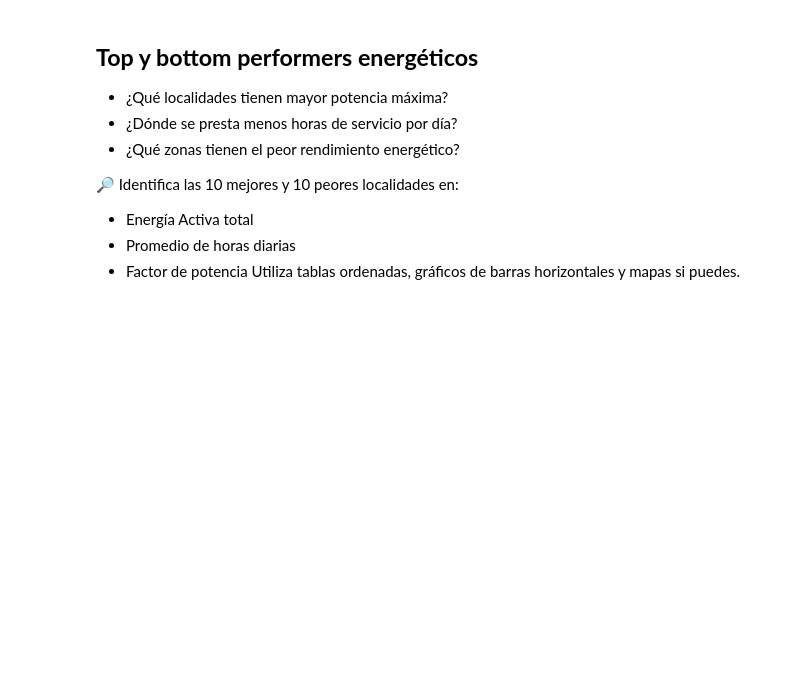
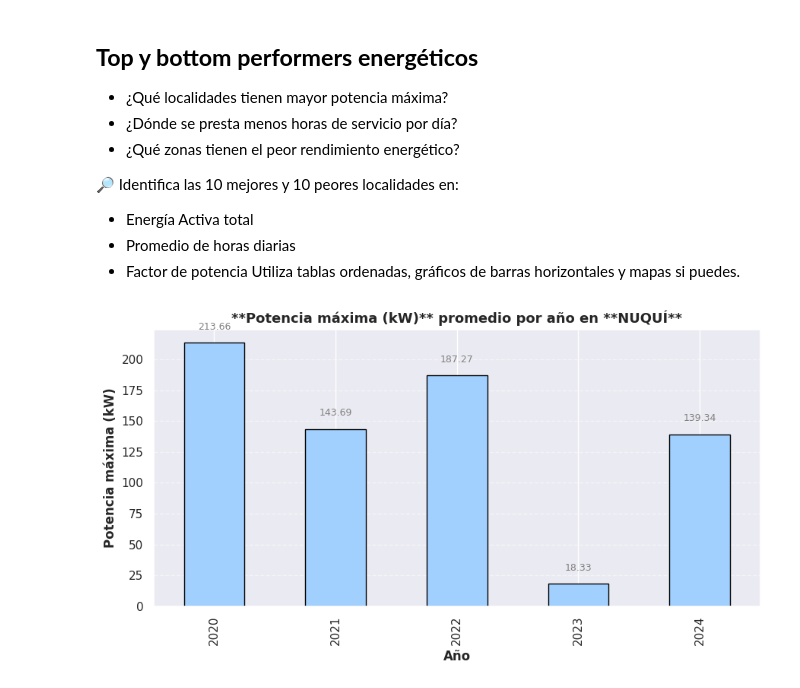
Before and after one commit to Will046-rA9/An-lisis-ZNI, a Jupyter notebook: ProyectoZNI (1).ipynb, the cells around one changed output. Cells and saved outputs as stored; diff of their text form; code cells hidden in the pictures; blank space fills up the shorter version.

```diff
--- a/ProyectoZNI (1).ipynb
+++ b/ProyectoZNI (1).ipynb
@@ -970,3 +1009,37 @@ plt.show()
 - Promedio de horas diarias
 - Factor de potencia
 Utiliza tablas ordenadas, gráficos de barras horizontales y mapas si puedes.
+# %%
+def graficar_variable_en_municipio(df, municipio, variable_cod):
+    nombres = {
+        'energ_act': 'Energía activa (kWh)',
+        'energ_react': 'Energía reactiva (kVArh)',
+        'potencia_max': 'Potencia máxima (kW)',
+        'hrs/dia_servicio': 'Horas promedio de suministro eléctrico al día',
+        'FP': 'Factor de potencia'
+    }
+    nombre_variable = nombres.get(variable_cod, variable_cod)
+    datos = df[df['Municipio'] == municipio]
+
+    if datos.empty:
+        print(f"No se encontraron datos para el municipio: {municipio}")
+        return
+
+    promedios = datos.groupby("Año")[variable_cod].mean()
+
+    plt.figure(figsize=(9, 5))
+    ax = promedios.plot(kind='bar', color='#a1d0ff', edgecolor='black')
+
+    for i, v in enumerate(promedios):
+        ax.text(i, v + 0.05 * max(promedios), f'{v:.2f}', ha='center', fontsize=9, color='gray')
+
+    plt.title(f'**{nombre_variable}** promedio por año en **{municipio}**', fontsize=13, weight='bold')
+    plt.xlabel('Año', weight='bold')
+    plt.ylabel(nombre_variable, weight='bold')
+    plt.grid(axis='y', linestyle='--', alpha=0.5)
+    plt.tight_layout()
+    plt.show()
+
+graficar_variable_en_municipio(df_ZNI, 'NUQUÍ', 'potencia_max')
+# %% [output]
+[figure, added]
```
Also changed, not shown: parts of 11 cells of this notebook.
